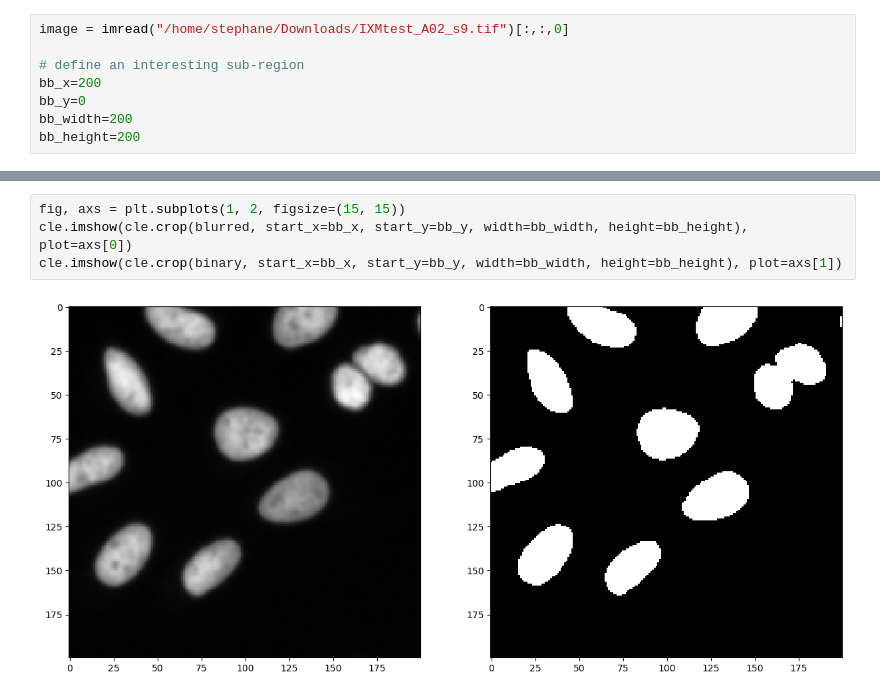
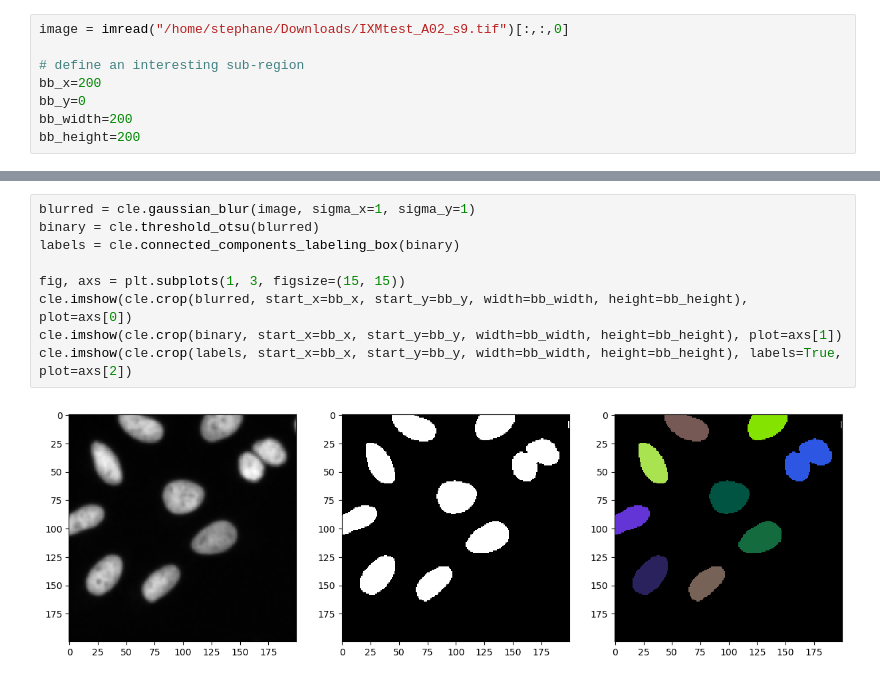
Before and after one commit to BiAPoL/PoL-BioImage-Analysis-TS-GPU-Accelerated-Image-Analysis, a Jupyter notebook: docs/10_Clesperanto/40_filtering_and_segmentation.ipynb, the cells around one changed output, grey strips where cells are left out. Drawn from its saved outputs; the diff is of its cells as text.

```diff
--- a/docs/10_Clesperanto/40_filtering_and_segmentation.ipynb
+++ b/docs/10_Clesperanto/40_filtering_and_segmentation.ipynb
@@ -42,6 +38,11 @@ cle.imshow(crop_labels, labels=True, plot=axs[1])
 # %%
-fig, axs = plt.subplots(1, 2, figsize=(15, 15))
+blurred = cle.gaussian_blur(image, sigma_x=1, sigma_y=1)
+binary = cle.threshold_otsu(blurred)
+labels = cle.connected_components_labeling_box(binary)
+
+fig, axs = plt.subplots(1, 3, figsize=(15, 15))
 cle.imshow(cle.crop(blurred, start_x=bb_x, start_y=bb_y, width=bb_width, height=bb_height), plot=axs[0])
 cle.imshow(cle.crop(binary, start_x=bb_x, start_y=bb_y, width=bb_width, height=bb_height), plot=axs[1])
+cle.imshow(cle.crop(labels, start_x=bb_x, start_y=bb_y, width=bb_width, height=bb_height), labels=True, plot=axs[2])
 # %% [output]
-[figure, old version]
+[figure, new version]
```
Also changed, not shown: parts of 11 cells of this notebook.
